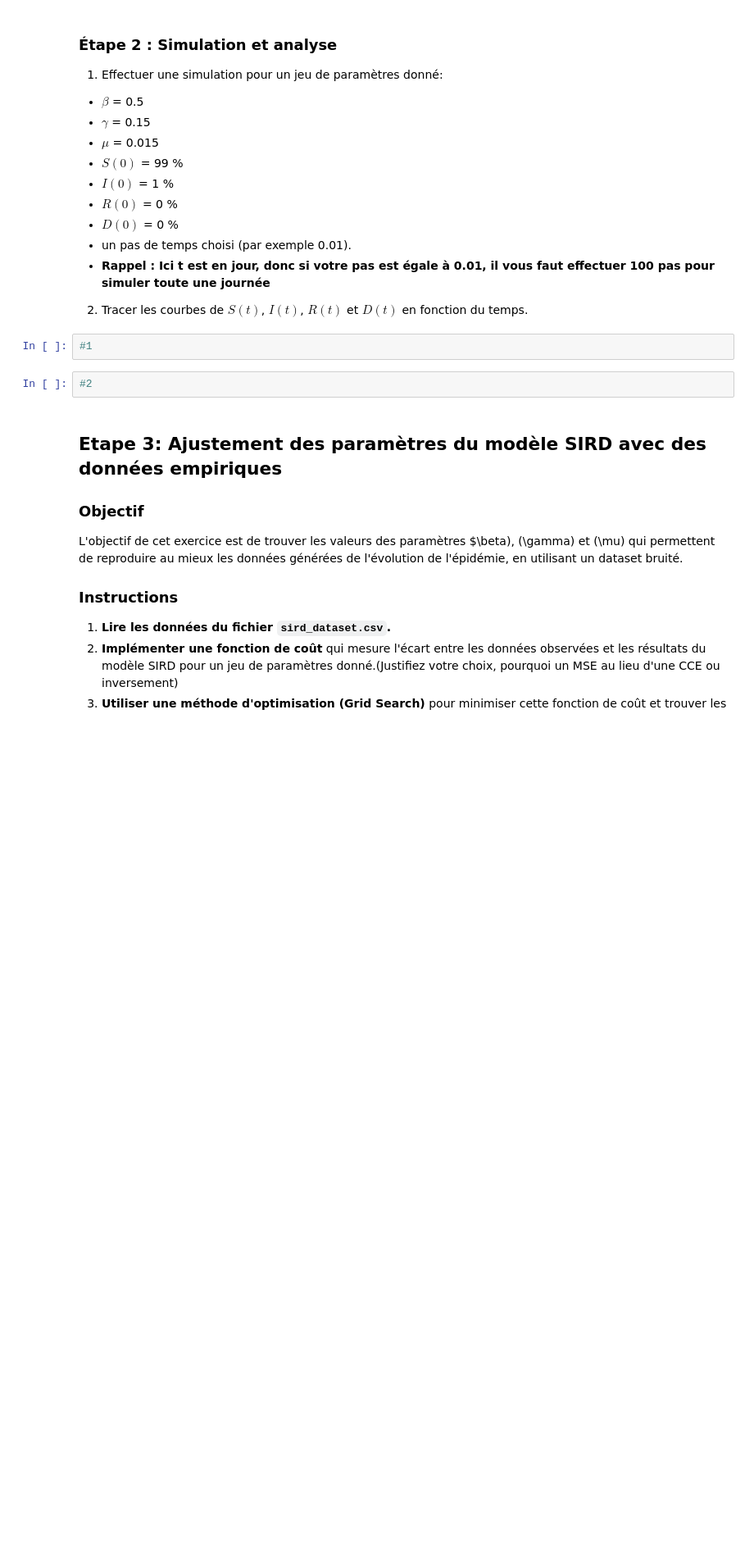
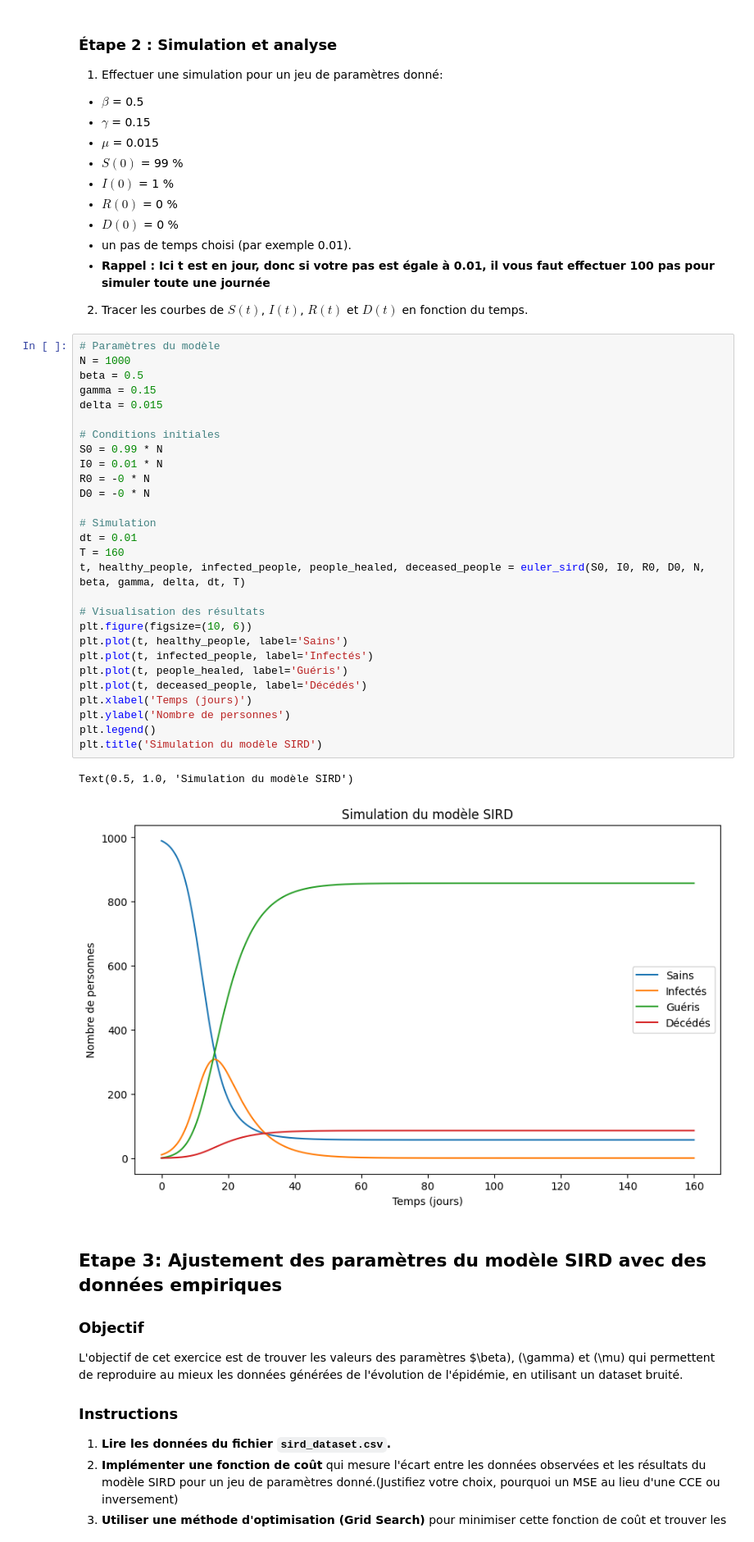
Before and after one commit to Jordy500/science-epidemology, a Jupyter notebook: modèle épidémiologique SIRD.ipynb, the cells around one changed output. Shown at 82% size. Drawn from its saved outputs; the diff is of its cells as text; blank space fills up the shorter version.

```diff
--- a/modèle épidémiologique SIRD.ipynb
+++ b/modèle épidémiologique SIRD.ipynb
@@ -94,10 +145,37 @@ Les équations différentielles qui décrivent le modèle SIRD sont :
 - un pas de temps choisi (par exemple 0.01).
 - **Rappel : Ici  t  est en jour, donc si votre pas est égale à 0.01, il vous faut effectuer 100 pas pour simuler toute une journée**
 2. Tracer les courbes de $S(t)$, $I(t)$, $R(t)$ et $D(t)$ en fonction du temps.
-# %%
-#1
-# %%
-#2
+# %%
+# Paramètres du modèle
+N = 1000
+beta = 0.5
+gamma = 0.15
+delta = 0.015
+
+# Conditions initiales
+S0 = 0.99 * N
+I0 = 0.01 * N
+R0 = -0 * N
+D0 = -0 * N
+
+# Simulation
+dt = 0.01
+T = 160
+t, healthy_people, infected_people, people_healed, deceased_people = euler_sird(S0, I0, R0, D0, N, beta, gamma, delta, dt, T)
+
+# Visualisation des résultats
+plt.figure(figsize=(10, 6))
+plt.plot(t, healthy_people, label='Sains')
+plt.plot(t, infected_people, label='Infectés')
+plt.plot(t, people_healed, label='Guéris')
+plt.plot(t, deceased_people, label='Décédés')
+plt.xlabel('Temps (jours)')
+plt.ylabel('Nombre de personnes')
+plt.legend()
+plt.title('Simulation du modèle SIRD')
+# %% [output]
+Text(0.5, 1.0, 'Simulation du modèle SIRD')
+[figure, added]
 # %% [markdown]
 ## Etape 3: Ajustement des paramètres du modèle SIRD avec des données empiriques
 
```
Also changed, not shown: parts of 14 cells of this notebook, 2 other files.
